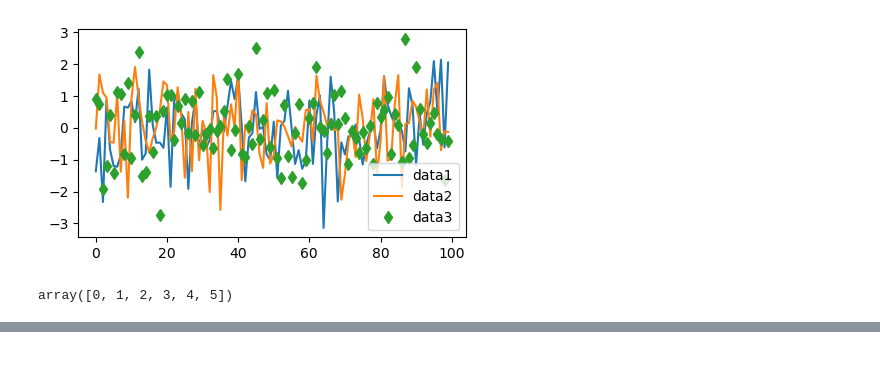
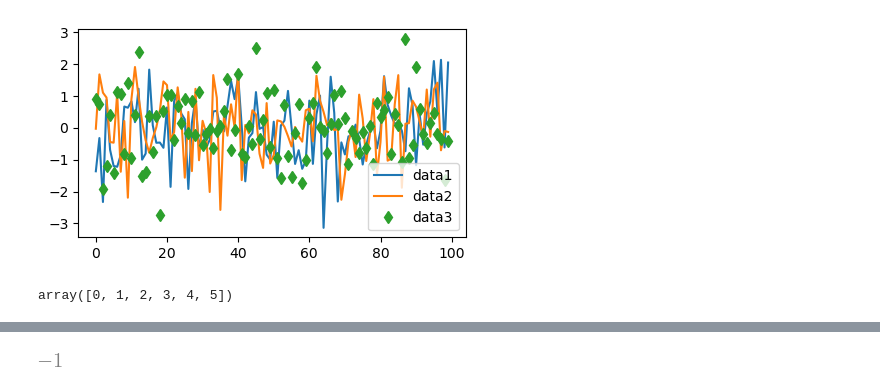
Before and after one commit to barakdiker123/kalman_filter_basic_interactive, a Jupyter notebook: src/Multidimension_Kalman.ipynb, the cells around one changed output, grey strips where cells are left out. Saved outputs shown, nothing was run; the diff lists cells and outputs as text; code cells hidden in the pictures; blank space fills up the shorter version.

```diff
--- a/src/Multidimension_Kalman.ipynb
+++ b/src/Multidimension_Kalman.ipynb
@@ -393,0 +478,4 @@ array([0, 1, 2, 3, 4, 5])
+# %%
+sin(x).diff(x).subs(x,pi)
+# %% [output]
+[figure, added]
```
Also changed, not shown: parts of 15 cells of this notebook, 3 other files.
